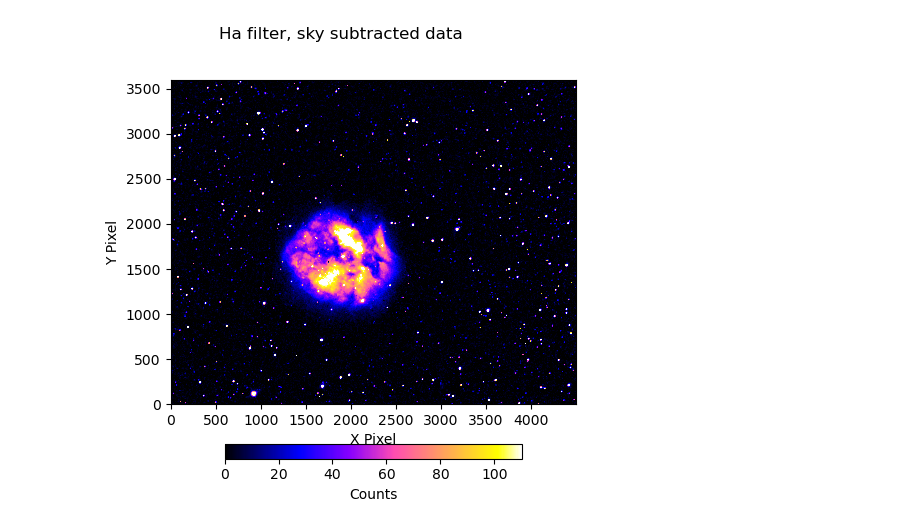
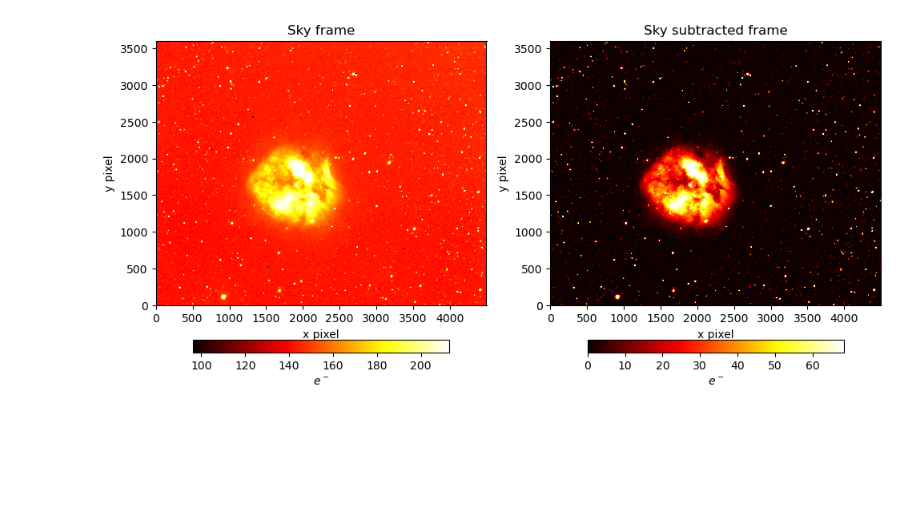
Before and after one commit to robertoinfurna/lab_TOBI_telescope, a Jupyter notebook: Ha_filter.ipynb, the cells around one changed output. Drawn from its saved outputs; the diff is of its cells as text; code cells hidden in the pictures; blank space fills up the shorter version.

```diff
--- a/Ha_filter.ipynb
+++ b/Ha_filter.ipynb
@@ -39,2 +71,8 @@ for f_p in file_path:
+# %%
+# Convert from ADU to electrons
+
+gain_factor = 0.6
+
+frame_obj = frame_obj * gain_factor
 # %%
 # Display RAW IMAGES
@@ -112,13 +145,12 @@ plt.show()
 # %%
-### normalize each flat to it's mean value
+### normalize each flat to it's median value
 
 for i in range(len(flat)):
-    flat[i] = flat[i]/np.mean(flat[i])
+    flat[i] = flat[i]/np.median(flat[i])
 
-# stack and take the mean as the master flat (???)
+# stack and take the mean as the master flat
 
 flat_stack = np.stack(flat, axis=0)
 flat_mean = np.mean(flat_stack, axis=0)
 
-del flat, flat_stack  # Replace with the names of your variables
-gc.collect();
+del flat, flat_stack
@@ -130,15 +164,5 @@ $\text{Science}_\text{corrected} = \left[ \text{Science} - \left(\text{Dark} - \
 # %%
-Ha_filter_science = []
-
-dt_science = 900
-dt_dark = 1200
-
-for i in range(1):
-    science = (Ha_filter_RAW[i] - (master_dark-master_bias)*dt_science/dt_dark - master_bias)/flat_mean
-    Ha_filter_science.append(science)
-
-del Ha_filter_RAW, master_dark, master_bias, flat_mean
-gc.collect();
+frame_sky = (frame_obj - master_dark)/flat_mean
 # %%
 # Display science IMAGES
 
@@ -201,16 +235,21 @@ gc.collect();
 # %%
 # Display sky subtracted IMAGE
 
-fig, ax = plt.subplots(figsize=(5, 5))  # ax is a single AxesSubplot when only one subplot is created
-fig.suptitle("Ha filter, sky subtracted data")
+fig, ax = plt.subplots(1,2,figsize=(10,5))
 
-# Single subplot, so no need to iterate
-im = ax.imshow(Ha_filter_sky_subtracted[0], clim=[0,np.quantile(Ha_filter_sky_subtracted[0], [0.99])], cmap='gnuplot2', origin='lower')
-plt.colorbar(im, ax=ax, location='bottom', fraction=0.0375, pad=0.1, label="Counts")  # Attach colorbar to the single subplot
-ax.set(xlabel="X Pixel", ylabel="Y Pixel")  # Set labels for the single axis
+im0 = ax[0].imshow(frame_sky, clim=np.quantile(frame_sky, [0.01, 0.99]), cmap='hot', origin='lower')
+plt.colorbar(im0, ax=ax[0], location='bottom', fraction=0.0375, pad=0.1, label="$e^-$")
+ax[0].set(xlabel="x pixel", ylabel="y pixel")
+ax[0].set_title("Sky frame")
+
+
+im1 = ax[1].imshow(frame_sky_subtracted, clim=[0,np.quantile(frame_sky_subtracted, 0.99)], cmap='hot', origin='lower')
+plt.colorbar(im1, ax=ax[1], location='bottom', fraction=0.0375, pad=0.1, label="$e^-$")
+ax[1].set(xlabel="x pixel", ylabel="y pixel")
+ax[1].set_title("Sky subtracted frame")
 
 plt.tight_layout()
 plt.show()
 # %% [output]
-[figure, old version]
+[figure, new version]
 # %%
```
Also changed, not shown: parts of 15 cells of this notebook.
